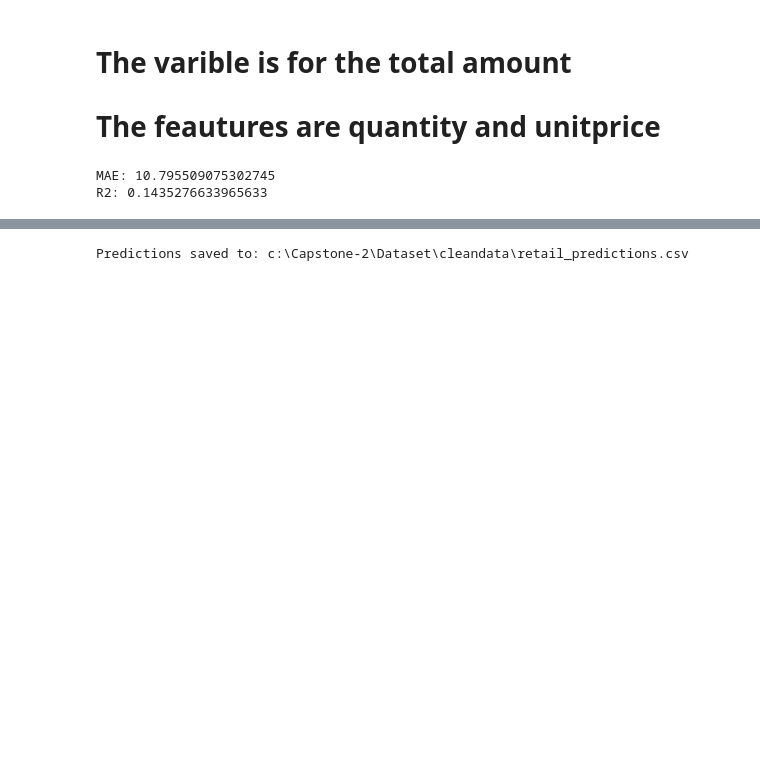
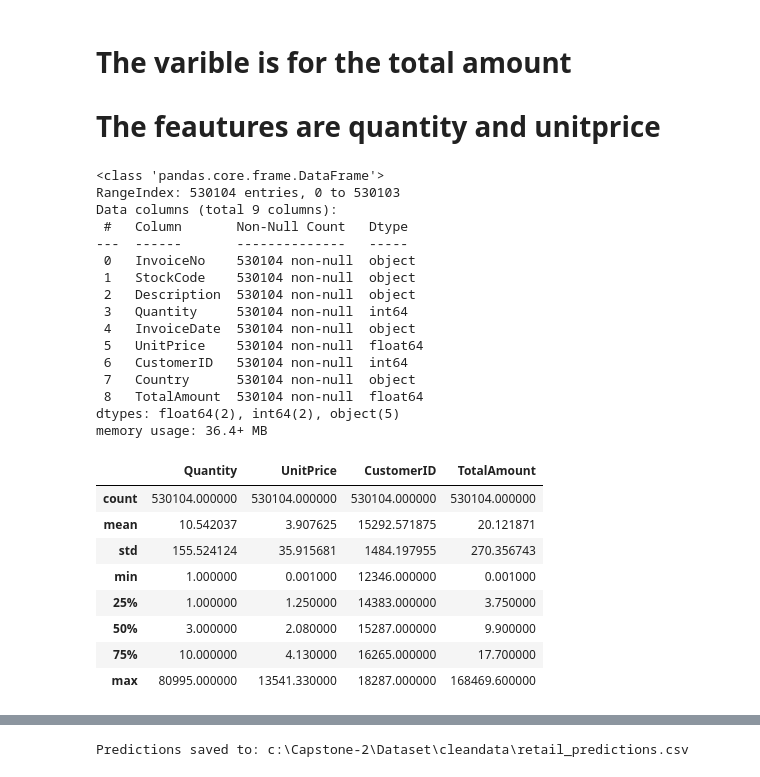
Before and after one commit to Faith-Faz/Capstone-2, a Jupyter notebook: jupyter_notebooks/ML.ipynb, the cells around one changed output, grey strips where cells are left out. Saved outputs shown, nothing was run; the diff lists cells and outputs as text; code cells hidden in the pictures; blank space fills up the shorter version.

```diff
--- a/jupyter_notebooks/ML.ipynb
+++ b/jupyter_notebooks/ML.ipynb
@@ -51,24 +44,35 @@ from sklearn.linear_model import LinearRegression
 from sklearn.metrics import mean_absolute_error, r2_score
 
 df = pd.read_csv("C:\\Capstone-2\\Dataset\\cleandata\\online_retail_cleaned.csv")
-
-# Features and target
-X = df[['Quantity','UnitPrice']]
-y = df['TotalAmount']
-
-# Split data
-X_train, X_test, y_train, y_test = train_test_split(X, y, test_size=0.2, random_state=42)
-
-# Train model
-model = LinearRegression()
-model.fit(X_train, y_train)
-
-# Predictions
-predictions = model.predict(X_test)
-
-# Evaluation
-print("MAE:", mean_absolute_error(y_test, predictions))
-print("R2:", r2_score(y_test, predictions))
-# %% [output]
-MAE: 10.795509075302745
-R2: 0.1435276633965633
+# %%
+df.head()
+
+df.info()
+
+df.describe()
+# %% [output]
+<class 'pandas.core.frame.DataFrame'>
+RangeIndex: 530104 entries, 0 to 530103
+Data columns (total 9 columns):
+ #   Column       Non-Null Count   Dtype
+---  ------       --------------   -----
+ 0   InvoiceNo    530104 non-null  object
+ 1   StockCode    530104 non-null  object
+ 2   Description  530104 non-null  object
+ 3   Quantity     530104 non-null  int64
+ 4   InvoiceDate  530104 non-null  object
+ 5   UnitPrice    530104 non-null  float64
+ 6   CustomerID   530104 non-null  int64
+ 7   Country      530104 non-null  object
+ 8   TotalAmount  530104 non-null  float64
+dtypes: float64(2), int64(2), object(5)
+memory usage: 36.4+ MB
+|  | Quantity | UnitPrice | CustomerID | TotalAmount |
+| count | 530104.000000 | 530104.000000 | 530104.000000 | 530104.000000 |
+| mean | 10.542037 | 3.907625 | 15292.571875 | 20.121871 |
+| std | 155.524124 | 35.915681 | 1484.197955 | 270.356743 |
+| min | 1.000000 | 0.001000 | 12346.000000 | 0.001000 |
+| 25% | 1.000000 | 1.250000 | 14383.000000 | 3.750000 |
+| 50% | 3.000000 | 2.080000 | 15287.000000 | 9.900000 |
+| 75% | 10.000000 | 4.130000 | 16265.000000 | 17.700000 |
+| max | 80995.000000 | 13541.330000 | 18287.000000 | 168469.600000 |
```
Also changed, not shown: parts of 17 cells of this notebook, 2 other files.
